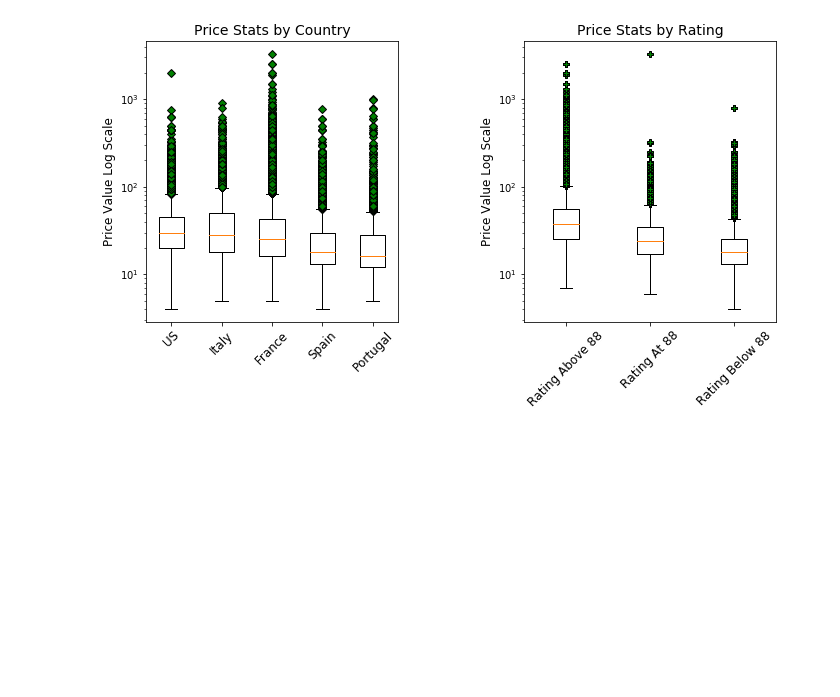
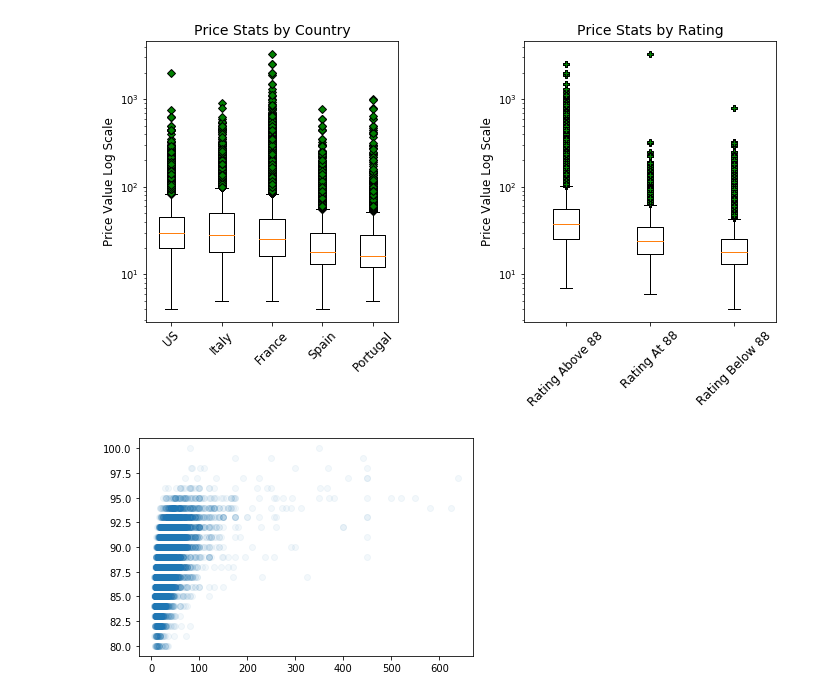
Before and after one commit to hberginc/wine_ratings_data_analysis, a Jupyter notebook: notebooks/Data_exploration.ipynb, the cells around one changed output. Drawn from its saved outputs; the diff is of its cells as text; code cells hidden in the pictures; blank space fills up the shorter version.

```diff
--- a/notebooks/Data_exploration.ipynb
+++ b/notebooks/Data_exploration.ipynb
@@ -182,0 +179,8 @@ plt.show();
+# %%
+import seaborn as sns
+samp = df.sample(10000)
+
+plt.scatter('price', 'points', data = samp, alpha= 0.05)
+plt.show()
+# %% [output]
+[figure, added]
```
Also changed, not shown: parts of 7 cells of this notebook, 4 other files.
